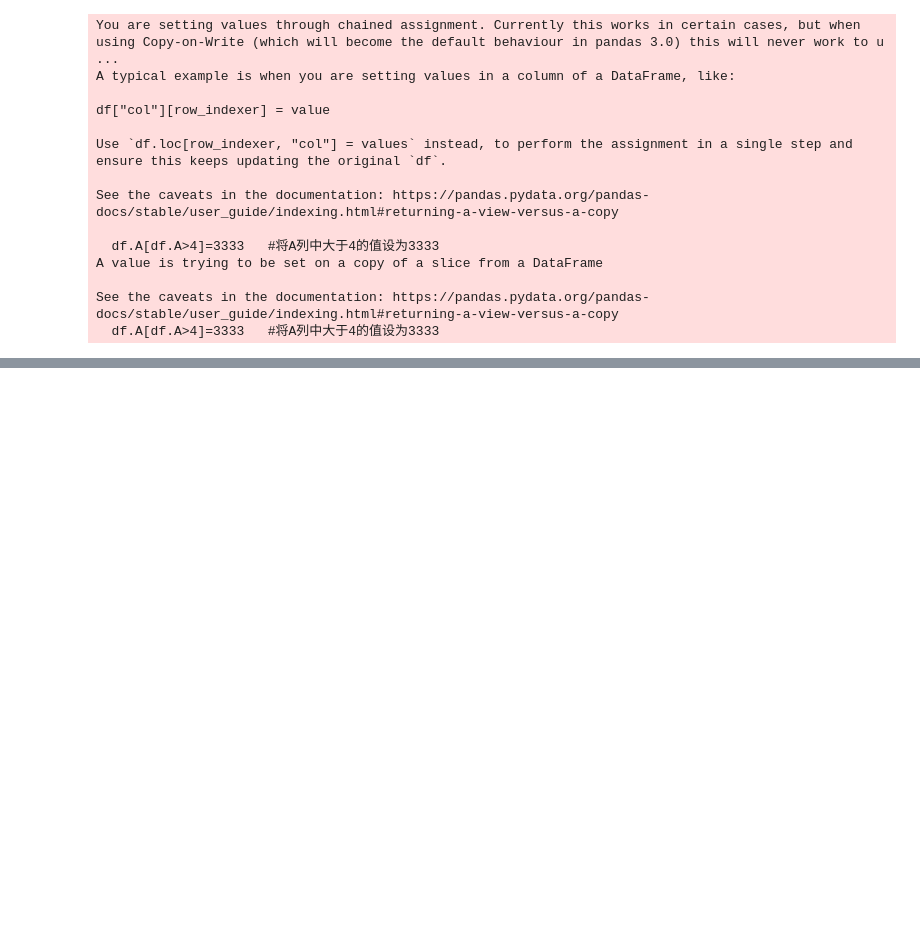
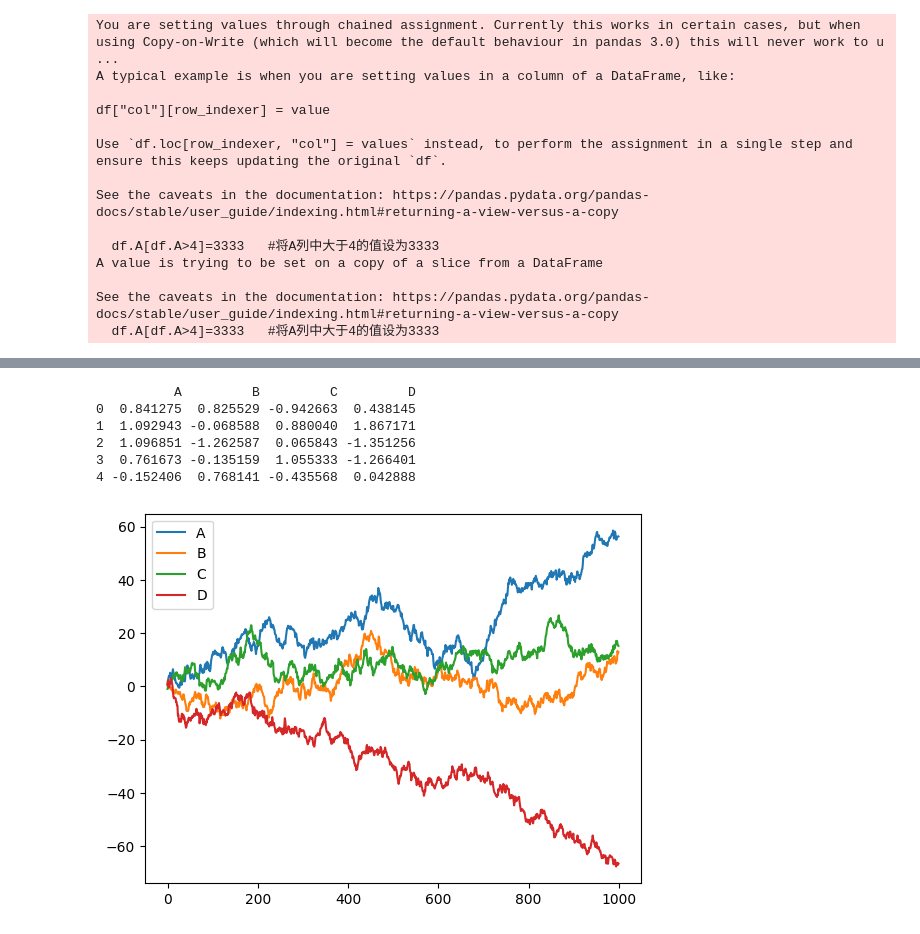
Before and after one commit to yidazhang993-web/pythoncode, a Jupyter notebook: numpyandpandas.ipynb, the cells around one changed output, grey strips where cells are left out. Cells and saved outputs as stored; diff of their text form; code cells hidden in the pictures; blank space fills up the shorter version.

```diff
--- a/numpyandpandas.ipynb
+++ b/numpyandpandas.ipynb
@@ -403,0 +616,16 @@ print(df)
+# %%
+data=pd.DataFrame(np.random.randn(1000,4),
+                  index=np.arange(1000),
+                  columns=['A','B','C','D'])#生成1000行4列的随机数，索引从0到999，列名A,B,C,D
+print(data.head(5))#查看前5行数据
+data=data.cumsum()
+data.plot()
+#plot methods:bar,barh,scatter,plot,area,stacked,box,violin,hexbin,hexbin2d,
+# %% [output]
+          A         B         C         D
+0  0.841275  0.825529 -0.942663  0.438145
+1  1.092943 -0.068588  0.880040  1.867171
+2  1.096851 -1.262587  0.065843 -1.351256
+3  0.761673 -0.135159  1.055333 -1.266401
+4 -0.152406  0.768141 -0.435568  0.042888
+[figure, added]
```
Also changed, not shown: parts of 15 cells of this notebook.
